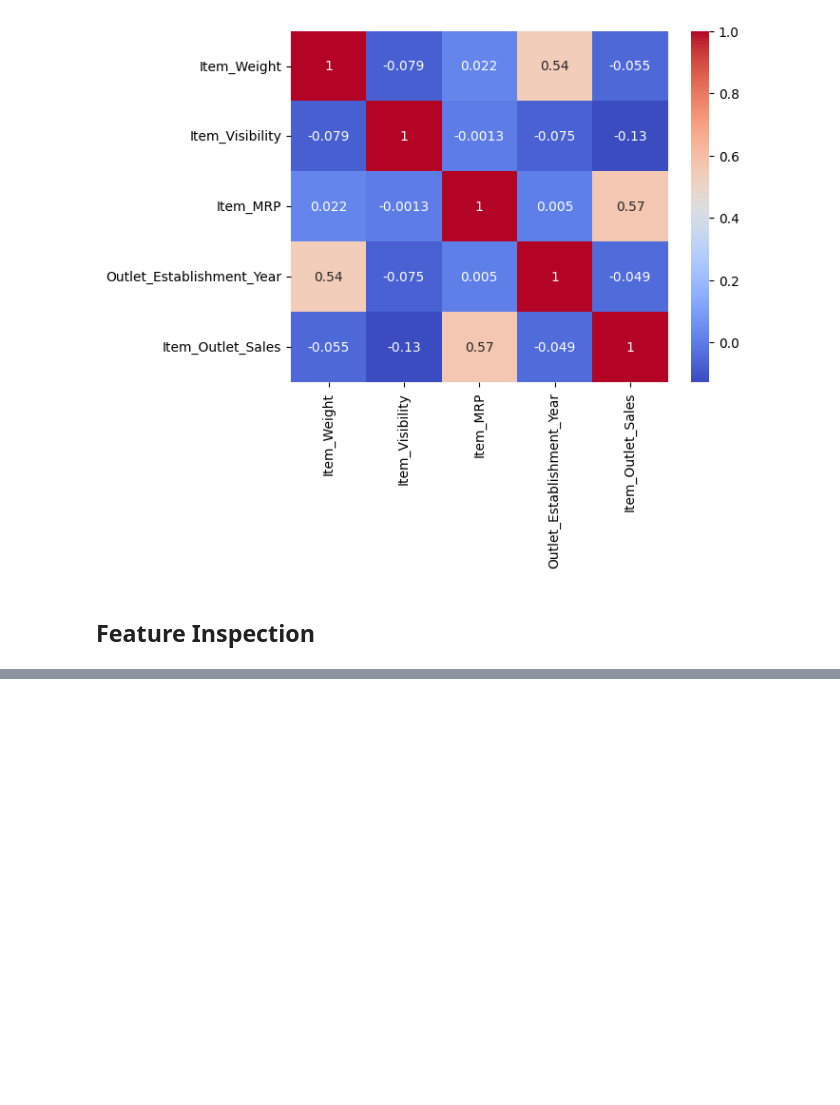
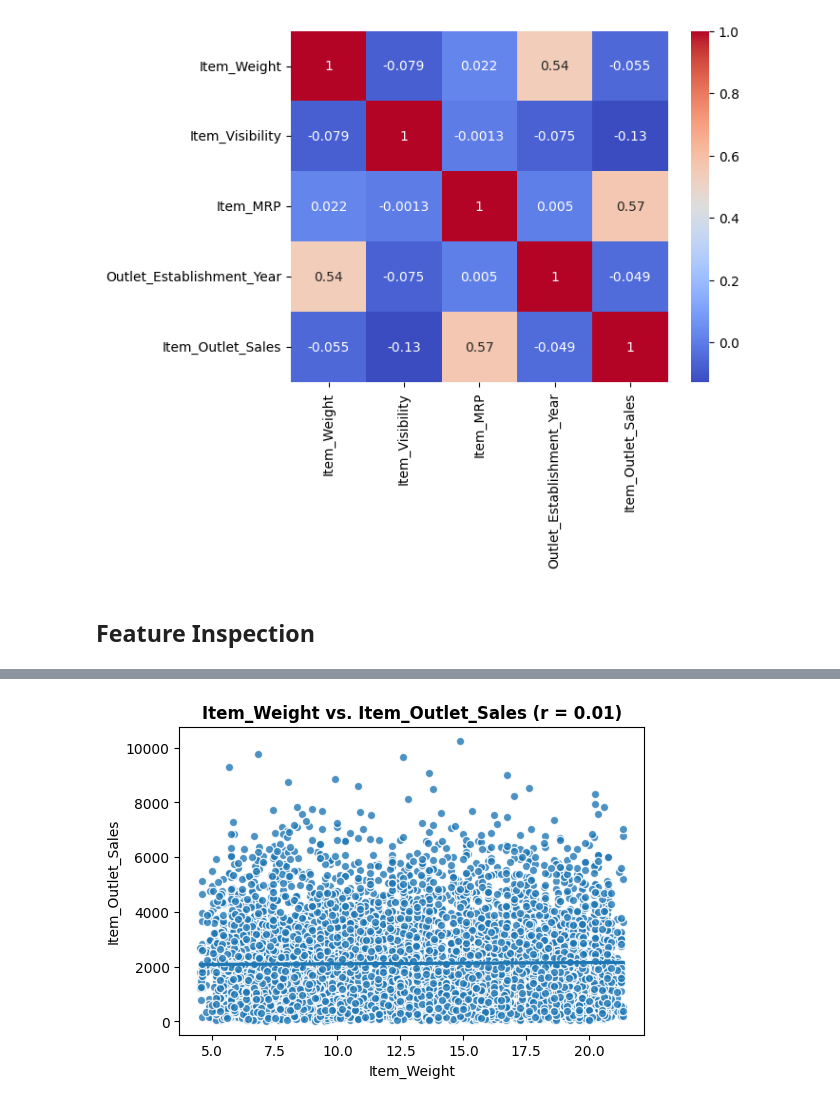
Before and after one commit to KamalRiad90/Prediction-of-Product-Sales, a Jupyter notebook: Prediction_of_Product_Sales.ipynb, the cells around one changed output, grey strips where cells are left out. Saved outputs shown, nothing was run; the diff lists cells and outputs as text; code cells hidden in the pictures; blank space fills up the shorter version.

```diff
--- a/Prediction_of_Product_Sales.ipynb
+++ b/Prediction_of_Product_Sales.ipynb
@@ -305,0 +553,4 @@ sns.heatmap(corr, cmap = 'coolwarm', annot = True);
+# %%
+plot_numeric_vs_target(df,feature,'Item_Outlet_Sales');
+# %% [output]
+[figure, added]
```
Also changed, not shown: parts of 57 cells of this notebook.
